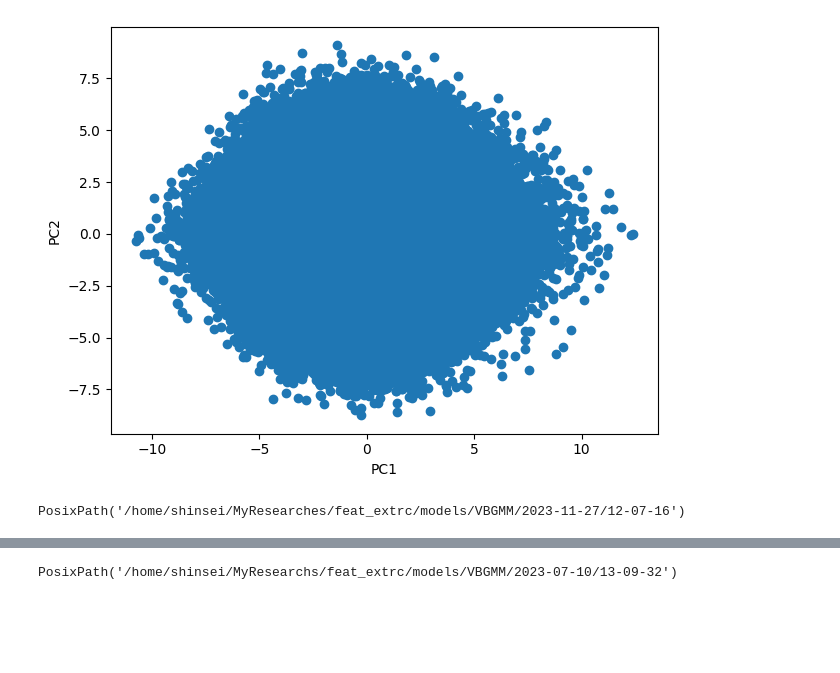
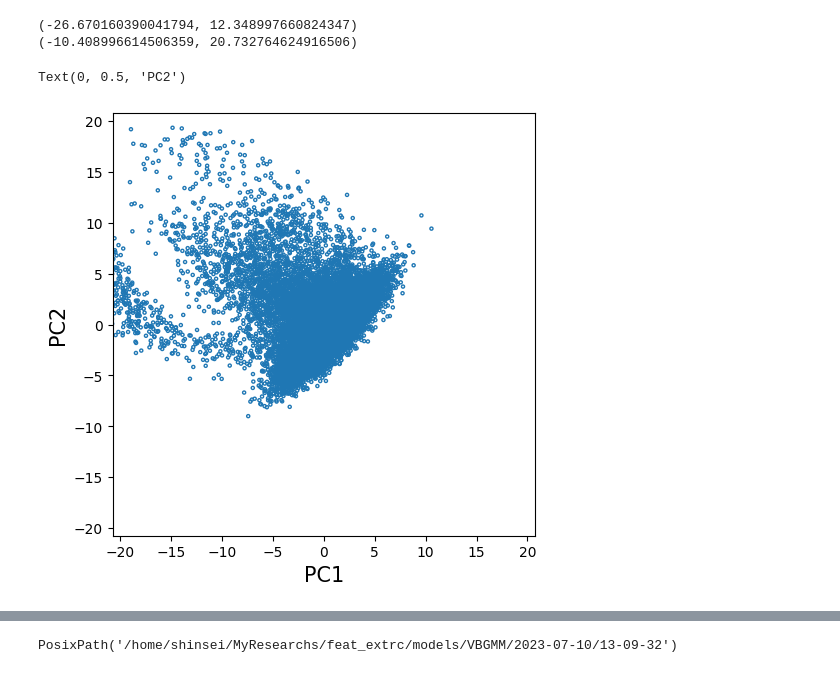
Before and after one commit to RyuichiShinseiB/Feature_extraction, a Jupyter notebook: notebooks/VBGMM_clustering.ipynb, the cells around one changed output, grey strips where cells are left out. Saved outputs shown, nothing was run; the diff lists cells and outputs as text; code cells hidden in the pictures; blank space fills up the shorter version.

Commit message:
Changed Anythings
- Added clustering condition
- Added configuration saving
- Deleted feature visualization
- Deleted cluster images visualization

```diff
--- a/notebooks/VBGMM_clustering.ipynb
+++ b/notebooks/VBGMM_clustering.ipynb
@@ -104,12 +180,18 @@ plt.tight_layout()
 # %%
-plt.scatter(X_train_pca[:, 0], X_train_pca[:, 1])
-plt.xlabel("PC1")
-plt.ylabel("PC2")
-plt.tight_layout()
+label_names=("PC1", "PC2")
+fig, ax, _ = plot_scatter(
+    X_train_pca.T,
+    size = 5
+)
+ax.set_xlabel(label_names[0], fontsize=15)
+ax.set_ylabel(label_names[1], fontsize=15)
+# ax.set_xlim(-30, 30)
+# plt.scatter(X_train_pca[:, 0], X_train_pca[:, 1])
+# plt.xlabel("PC1")
+# plt.ylabel("PC2")
+# plt.tight_layout()
 # %% [output]
+(-26.670160390041794, 12.348997660824347)
+(-10.408996614506359, 20.732764624916506)
+Text(0, 0.5, 'PC2')
-[figure, old version]
+[figure, new version]
-# %%
-model_save_dir = model_save_pardir / trained_datetime
-model_save_dir
-# %% [output]
-PosixPath('/home/shinsei/MyResearches/feat_extrc/models/VBGMM/2023-11-27/12-07-16')
```
Also changed, not shown: parts of 44 cells of this notebook.
